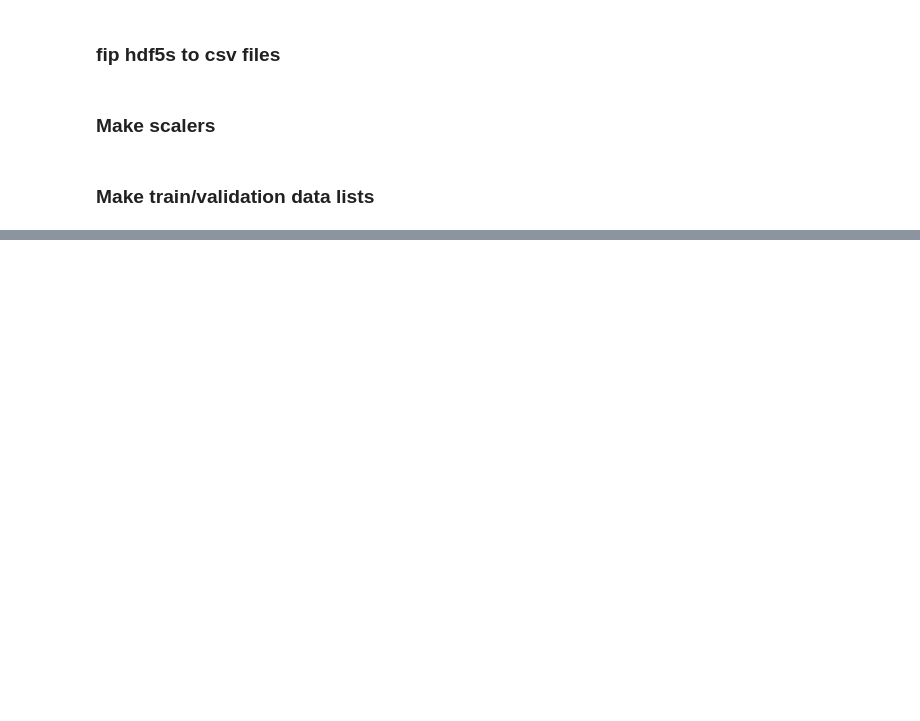
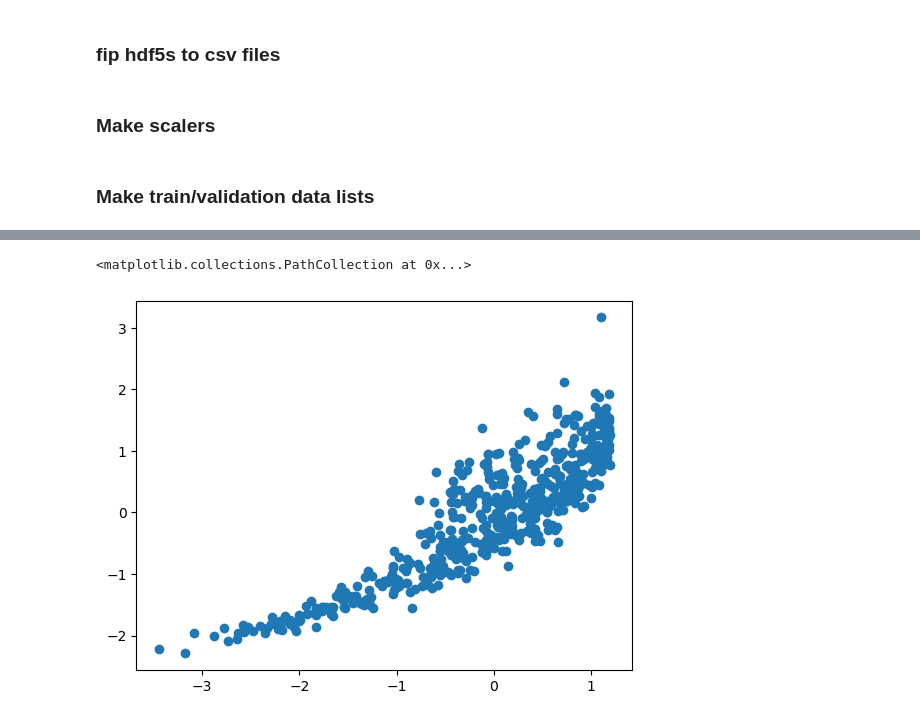
Before and after one commit to vivelakorea/FIPGraph, a Jupyter notebook: code/main.ipynb, the cells around one changed output, grey strips where cells are left out. Saved outputs shown, nothing was run; the diff lists cells and outputs as text; code cells hidden in the pictures; blank space fills up the shorter version.

```diff
--- a/code/main.ipynb
+++ b/code/main.ipynb
@@ -57,0 +127,17 @@ for texture in textures:
+# %%
+from matplotlib import pyplot as plt
+import numpy as np
+import pandas as pd
+import torch
+from utils_training import getLoader
+
+MAIN_DIR = "C:\\Users\\gyujang95\\Desktop\\Marat\\FIPGraph"
+test_loader = getLoader(datalist_dir=f'{MAIN_DIR}\\preprocessing\\graph_torchdata\\{30}\\val_datalist.pickle',
+                         batch_fraction=0.1,
+                         )
+ts = next(iter(test_loader))
+
+plt.scatter(ts.x[:,4], ts.fip)
+# %% [output]
+<matplotlib.collections.PathCollection at 0x...>
+[figure, added]
```
Also changed, not shown: parts of 18 cells of this notebook, 2 other files.
